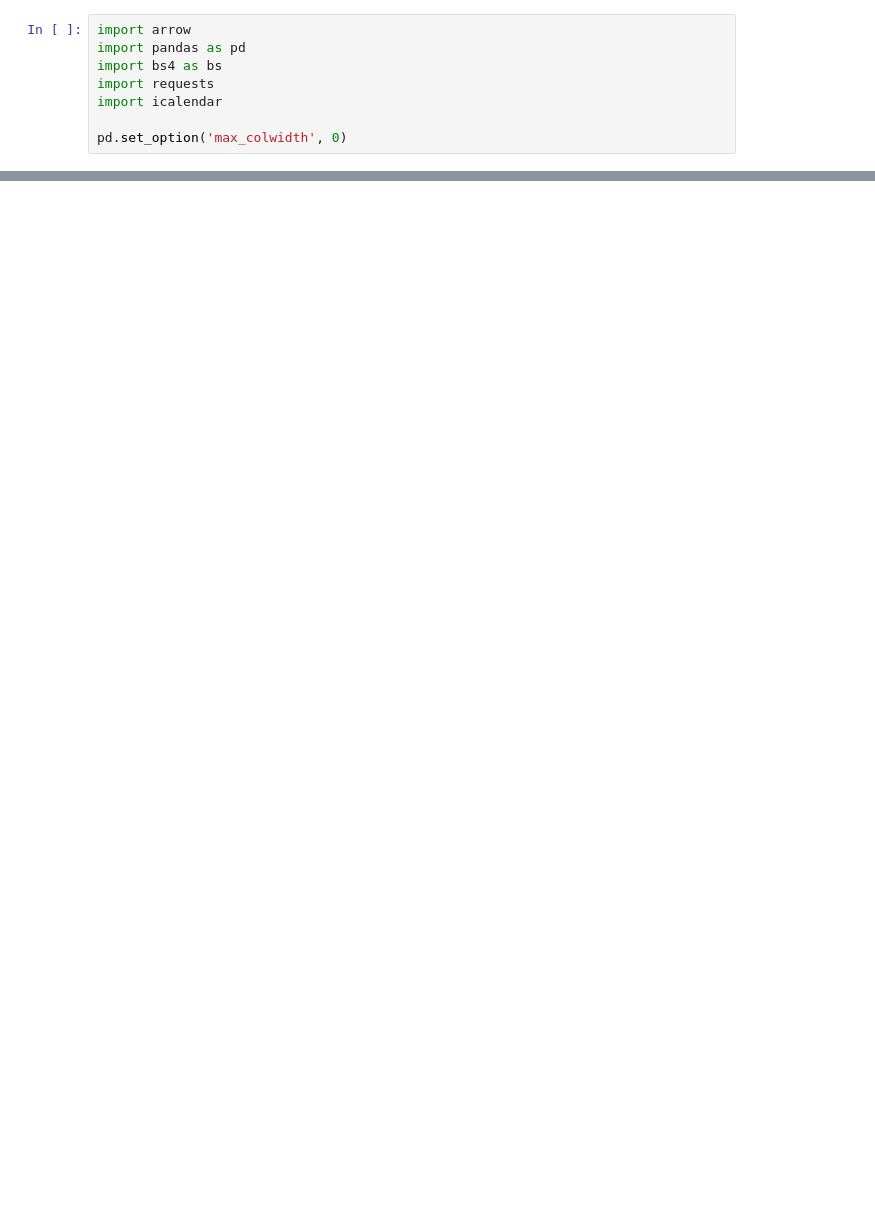
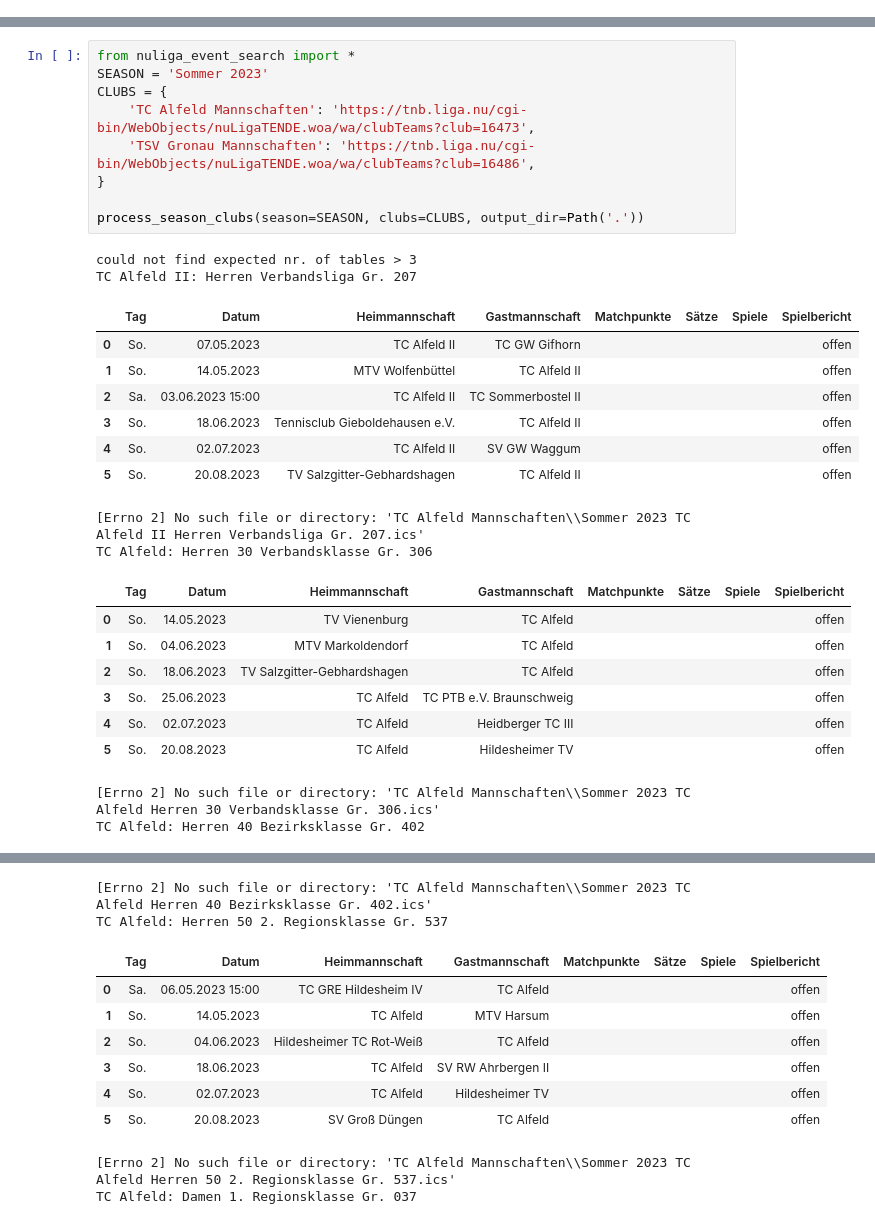
Before and after one commit to rost314/nuliga-calendar, a Jupyter notebook: nuliga_event_search.ipynb, the cells around one changed output, grey strips where cells are left out. Drawn from its saved outputs; the diff is of its cells as text; blank space fills up the shorter version.

```diff
--- a/nuliga_event_search.ipynb
+++ b/nuliga_event_search.ipynb
@@ -1,8 +0,0 @@
-# %%
-import arrow
-import pandas as pd
-import bs4 as bs
-import requests
-import icalendar
-
-pd.set_option('max_colwidth', 0)
@@ -98,0 +3,30 @@ TC Alfeld: Damen 1. Regionsklasse Gr. 039
+# %%
+from nuliga_event_search import *
+SEASON = 'Sommer 2023'
+CLUBS = {
+    'TC Alfeld Mannschaften': 'https://tnb.liga.nu/cgi-bin/WebObjects/nuLigaTENDE.woa/wa/clubTeams?club=16473',
+    'TSV Gronau Mannschaften': 'https://tnb.liga.nu/cgi-bin/WebObjects/nuLigaTENDE.woa/wa/clubTeams?club=16486',
+}
+
+process_season_clubs(season=SEASON, clubs=CLUBS, output_dir=Path('.'))
+# %% [output]
+could not find expected nr. of tables > 3
+TC Alfeld II: Herren Verbandsliga Gr. 207
+|  | Tag | Datum | Heimmannschaft | Gastmannschaft | Matchpunkte | Sätze | Spiele | Spielbericht |
+| 0 | So. | 07.05.2023 | TC Alfeld II | TC GW Gifhorn |  |  |  | offen |
+| 1 | So. | 14.05.2023 | MTV Wolfenbüttel | TC Alfeld II |  |  |  | offen |
+| 2 | Sa. | 03.06.2023 15:00 | TC Alfeld II | TC Sommerbostel II |  |  |  | offen |
+| 3 | So. | 18.06.2023 | Tennisclub Gieboldehausen e.V. | TC Alfeld II |  |  |  | offen |
+| 4 | So. | 02.07.2023 | TC Alfeld II | SV GW Waggum |  |  |  | offen |
+| 5 | So. | 20.08.2023 | TV Salzgitter-Gebhardshagen | TC Alfeld II |  |  |  | offen |
+[Errno 2] No such file or directory: 'TC Alfeld Mannschaften\\Sommer 2023 TC Alfeld II Herren Verbandsliga Gr. 207.ics'
+TC Alfeld: Herren 30 Verbandsklasse Gr. 306
+|  | Tag | Datum | Heimmannschaft | Gastmannschaft | Matchpunkte | Sätze | Spiele | Spielbericht |
+| 0 | So. | 14.05.2023 | TV Vienenburg | TC Alfeld |  |  |  | offen |
+| 1 | So. | 04.06.2023 | MTV Markoldendorf | TC Alfeld |  |  |  | offen |
+| 2 | So. | 18.06.2023 | TV Salzgitter-Gebhardshagen | TC Alfeld |  |  |  | offen |
+| 3 | So. | 25.06.2023 | TC Alfeld | TC PTB e.V. Braunschweig |  |  |  | offen |
+| 4 | So. | 02.07.2023 | TC Alfeld | Heidberger TC III |  |  |  | offen |
+| 5 | So. | 20.08.2023 | TC Alfeld | Hildesheimer TV |  |  |  | offen |
+[Errno 2] No such file or directory: 'TC Alfeld Mannschaften\\Sommer 2023 TC Alfeld Herren 30 Verbandsklasse Gr. 306.ics'
+TC Alfeld: Herren 40 Bezirksklasse Gr. 402
@@ -98,0 +40,11 @@ TC Alfeld: Damen 1. Regionsklasse Gr. 039
+[Errno 2] No such file or directory: 'TC Alfeld Mannschaften\\Sommer 2023 TC Alfeld Herren 40 Bezirksklasse Gr. 402.ics'
+TC Alfeld: Herren 50 2. Regionsklasse Gr. 537
+|  | Tag | Datum | Heimmannschaft | Gastmannschaft | Matchpunkte | Sätze | Spiele | Spielbericht |
+| 0 | Sa. | 06.05.2023 15:00 | TC GRE Hildesheim IV | TC Alfeld |  |  |  | offen |
+| 1 | So. | 14.05.2023 | TC Alfeld | MTV Harsum |  |  |  | offen |
+| 2 | So. | 04.06.2023 | Hildesheimer TC Rot-Weiß | TC Alfeld |  |  |  | offen |
+| 3 | So. | 18.06.2023 | TC Alfeld | SV RW Ahrbergen II |  |  |  | offen |
+| 4 | So. | 02.07.2023 | TC Alfeld | Hildesheimer TV |  |  |  | offen |
+| 5 | So. | 20.08.2023 | SV Groß Düngen | TC Alfeld |  |  |  | offen |
+[Errno 2] No such file or directory: 'TC Alfeld Mannschaften\\Sommer 2023 TC Alfeld Herren 50 2. Regionsklasse Gr. 537.ics'
+TC Alfeld: Damen 1. Regionsklasse Gr. 037
```
Also changed, not shown: parts of 4 cells of this notebook, 3 other files.
